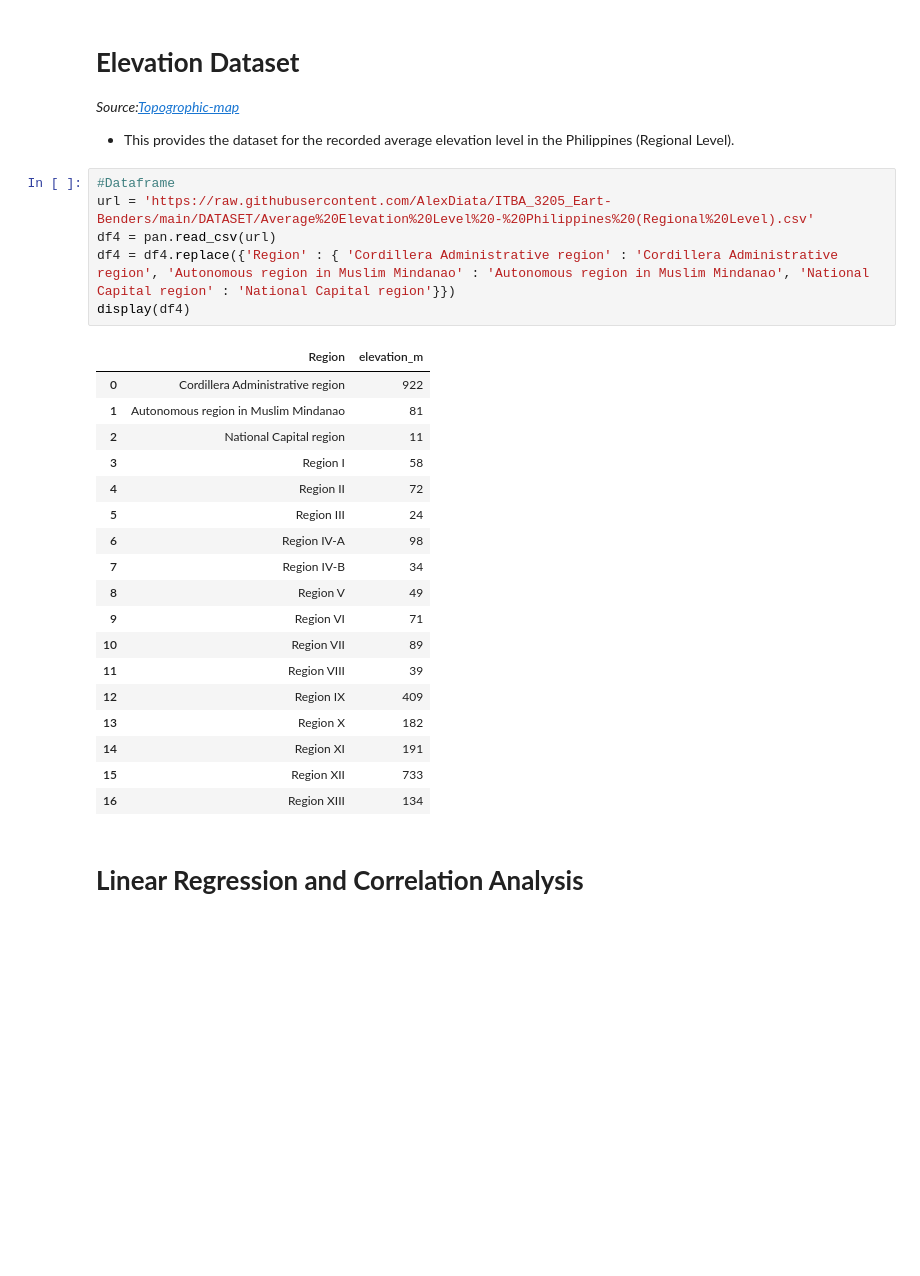
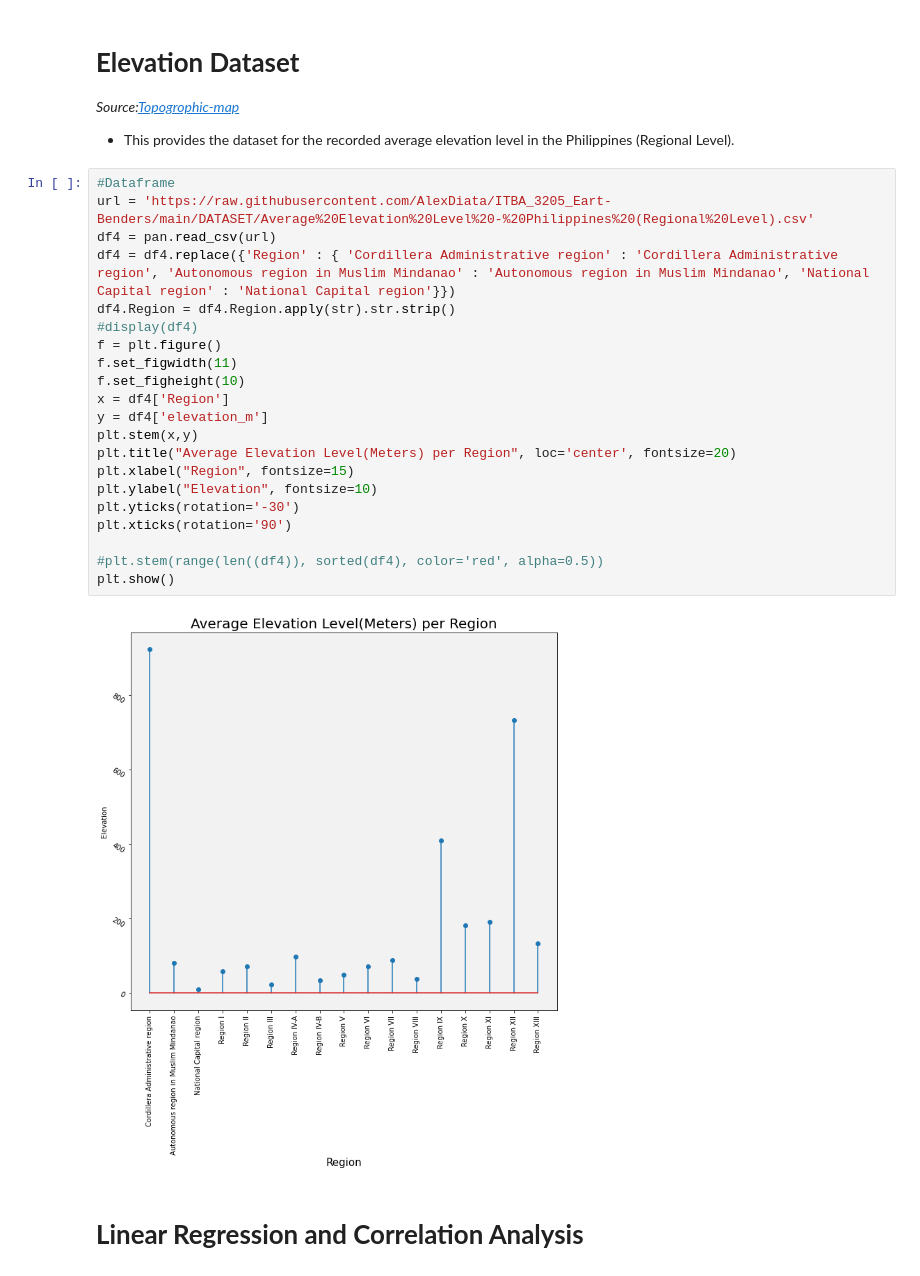
Before and after one commit to AlexDiata/ITBA_3205_Eart-Benders, a Jupyter notebook: Codes/LandSlideRisk.ipynb, the cells around one changed output. Saved outputs shown, nothing was run; the diff lists cells and outputs as text; blank space fills up the shorter version.

```diff
--- a/Codes/LandSlideRisk.ipynb
+++ b/Codes/LandSlideRisk.ipynb
@@ -205,27 +338,25 @@ display(df3)
 # %%
 #Dataframe
 url = 'https://raw.githubusercontent.com/AlexDiata/ITBA_3205_Eart-Benders/main/DATASET/Average%20Elevation%20Level%20-%20Philippines%20(Regional%20Level).csv'
 df4 = pan.read_csv(url)
 df4 = df4.replace({'Region' : { 'Cordillera Administrative region' : 'Cordillera Administrative region', 'Autonomous region in Muslim Mindanao' : 'Autonomous region in Muslim Mindanao', 'National Capital region' : 'National Capital region'}})
-display(df4)
+df4.Region = df4.Region.apply(str).str.strip()
+#display(df4)
+f = plt.figure()
+f.set_figwidth(11)
+f.set_figheight(10)
+x = df4['Region']
+y = df4['elevation_m']
+plt.stem(x,y)
+plt.title("Average Elevation Level(Meters) per Region", loc='center', fontsize=20)
+plt.xlabel("Region", fontsize=15)
+plt.ylabel("Elevation", fontsize=10)
+plt.yticks(rotation='-30')
+plt.xticks(rotation='90')
+
+#plt.stem(range(len((df4)), sorted(df4), color='red', alpha=0.5))
+plt.show()
 # %% [output]
-|  | Region | elevation_m |
-| 0 | Cordillera Administrative region | 922 |
-| 1 | Autonomous region in Muslim Mindanao | 81 |
-| 2 | National Capital region | 11 |
-| 3 | Region I | 58 |
-| 4 | Region II | 72 |
-| 5 | Region III | 24 |
-| 6 | Region IV-A | 98 |
-| 7 | Region IV-B | 34 |
-| 8 | Region V | 49 |
-| 9 | Region VI | 71 |
-| 10 | Region VII | 89 |
-| 11 | Region VIII | 39 |
-| 12 | Region IX | 409 |
-| 13 | Region X | 182 |
-| 14 | Region XI | 191 |
-| 15 | Region XII | 733 |
-| 16 | Region XIII | 134 |
+[figure, added]
 # %% [markdown]
 # **Linear Regression and Correlation Analysis**
```
Also changed, not shown: parts of 31 cells of this notebook.
